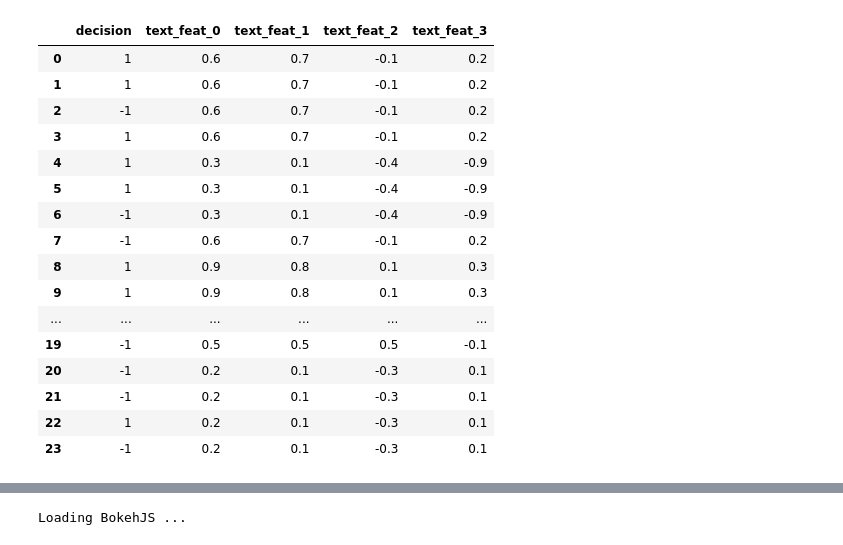
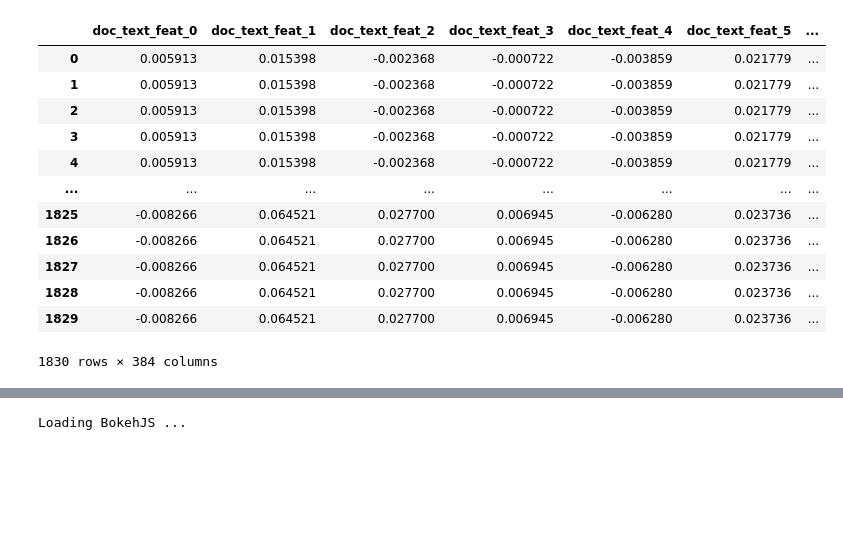
Before and after one commit to PugetSoundClinic-PIT/councils-in-action, a Jupyter notebook: voting-blocs.ipynb, the cells around one changed output, grey strips where cells are left out. Drawn from its saved outputs; the diff is of its cells as text; code cells hidden in the pictures; blank space fills up the shorter version.

```diff
--- a/voting-blocs.ipynb
+++ b/voting-blocs.ipynb
@@ -97,3 +8,0 @@ def process_file(uri: str, embedding_model=model):
-# %%
-mean_vec, text = process_file("https://legistar2.granicus.com/seattle/attachments/9cd74a40-f12a-401a-90f6-e5047715f12c.docx")
-mean_vec.shape, text[:100]
@@ -396,0 +161,35 @@ fake_df
+# %%
+votes_as_recordandas as pd
+
+# Get all votes that have a matter ref of the matter id
+votes = []
+votes_as_record = {}
+
+# Replace decision with integers
+decision_lut = {
+    "Approve": 1,
+    "Reject": -1,
+}
+
+for matter_id, vec_and_text in tqdm(reduced_matter_id_vec_lut.items()):
+    related_votes = list(db_models.Vote.collection.filter(
+        "matter_ref", "==", f"matter/{matter_id}"
+    ).fetch())
+    for vote in related_votes:
+        person_name = vote.person_ref.get().name
+        votes.append({
+            "person": person_name,
+            "decision": decision_lut.get(vote.decision, 0),
+            "text": vec_and_text["text"],
+            **{
+                f"doc_text_feat_{i}": val
+                for i, val in enumerate(vec_and_text["vec"].tolist())
+            },
+        })
+        if person_name not in votes_as_record:
+            votes_as_record[person_name] = {}
+
+        votes_as_record[person_name][matter_id] = decision_lut.get(vote.decision, 0)
+
+votes = pd.DataFrame(votes)
+votes
@@ -397,24 +210,20 @@ fake_df
 # %%
-data = fake_df[fake_df.columns[~fake_df.columns.isin(["person", "text"])]]
+data = votes[votes.columns[~votes.columns.isin(["person", "text", "decision"])]]
 data
 # %% [output]
-|  | decision | text_feat_0 | text_feat_1 | text_feat_2 | text_feat_3 |
-| 0 | 1 | 0.6 | 0.7 | -0.1 | 0.2 |
-| 1 | 1 | 0.6 | 0.7 | -0.1 | 0.2 |
-| 2 | -1 | 0.6 | 0.7 | -0.1 | 0.2 |
-| 3 | 1 | 0.6 | 0.7 | -0.1 | 0.2 |
-| 4 | 1 | 0.3 | 0.1 | -0.4 | -0.9 |
-| 5 | 1 | 0.3 | 0.1 | -0.4 | -0.9 |
-| 6 | -1 | 0.3 | 0.1 | -0.4 | -0.9 |
-| 7 | -1 | 0.6 | 0.7 | -0.1 | 0.2 |
-| 8 | 1 | 0.9 | 0.8 | 0.1 | 0.3 |
-| 9 | 1 | 0.9 | 0.8 | 0.1 | 0.3 |
-| ... | ... | ... | ... | ... | ... |
-| 19 | -1 | 0.5 | 0.5 | 0.5 | -0.1 |
-| 20 | -1 | 0.2 | 0.1 | -0.3 | 0.1 |
-| 21 | -1 | 0.2 | 0.1 | -0.3 | 0.1 |
-| 22 | 1 | 0.2 | 0.1 | -0.3 | 0.1 |
-| 23 | -1 | 0.2 | 0.1 | -0.3 | 0.1 |
+|  | doc_text_feat_0 | doc_text_feat_1 | doc_text_feat_2 | doc_text_feat_3 | doc_text_feat_4 | doc_text_feat_5 | ... |
+| 0 | 0.005913 | 0.015398 | -0.002368 | -0.000722 | -0.003859 | 0.021779 | ... |
+| 1 | 0.005913 | 0.015398 | -0.002368 | -0.000722 | -0.003859 | 0.021779 | ... |
+| 2 | 0.005913 | 0.015398 | -0.002368 | -0.000722 | -0.003859 | 0.021779 | ... |
+| 3 | 0.005913 | 0.015398 | -0.002368 | -0.000722 | -0.003859 | 0.021779 | ... |
+| 4 | 0.005913 | 0.015398 | -0.002368 | -0.000722 | -0.003859 | 0.021779 | ... |
+| ... | ... | ... | ... | ... | ... | ... | ... |
+| 1825 | -0.008266 | 0.064521 | 0.027700 | 0.006945 | -0.006280 | 0.023736 | ... |
+| 1826 | -0.008266 | 0.064521 | 0.027700 | 0.006945 | -0.006280 | 0.023736 | ... |
+| 1827 | -0.008266 | 0.064521 | 0.027700 | 0.006945 | -0.006280 | 0.023736 | ... |
+| 1828 | -0.008266 | 0.064521 | 0.027700 | 0.006945 | -0.006280 | 0.023736 | ... |
+| 1829 | -0.008266 | 0.064521 | 0.027700 | 0.006945 | -0.006280 | 0.023736 | ... |
+1830 rows × 384 columns
 # %%
 from bokeh.models import ColumnDataSource
 from bokeh.plotting import figure, output_notebook, show
```
Also changed, not shown: parts of 18 cells of this notebook.
